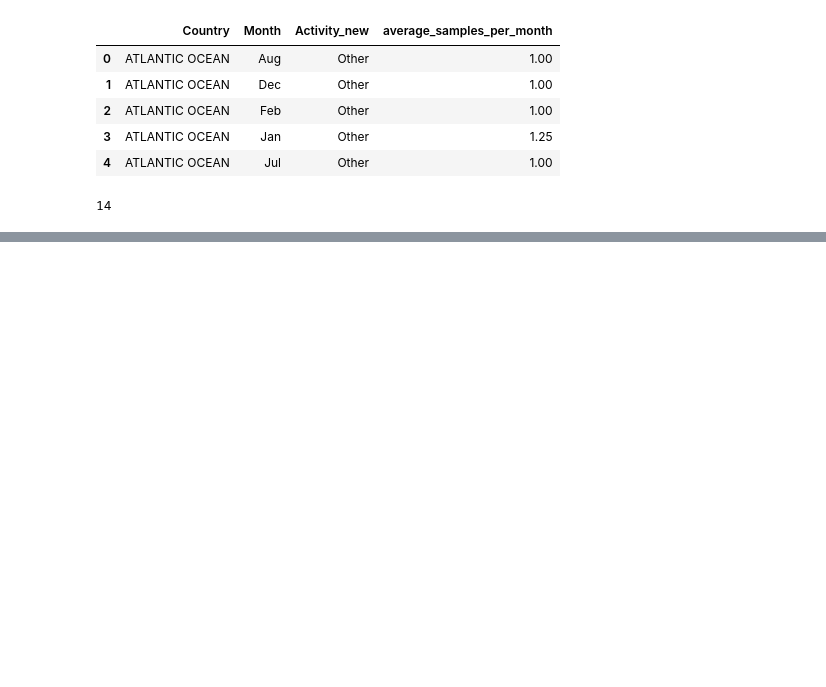
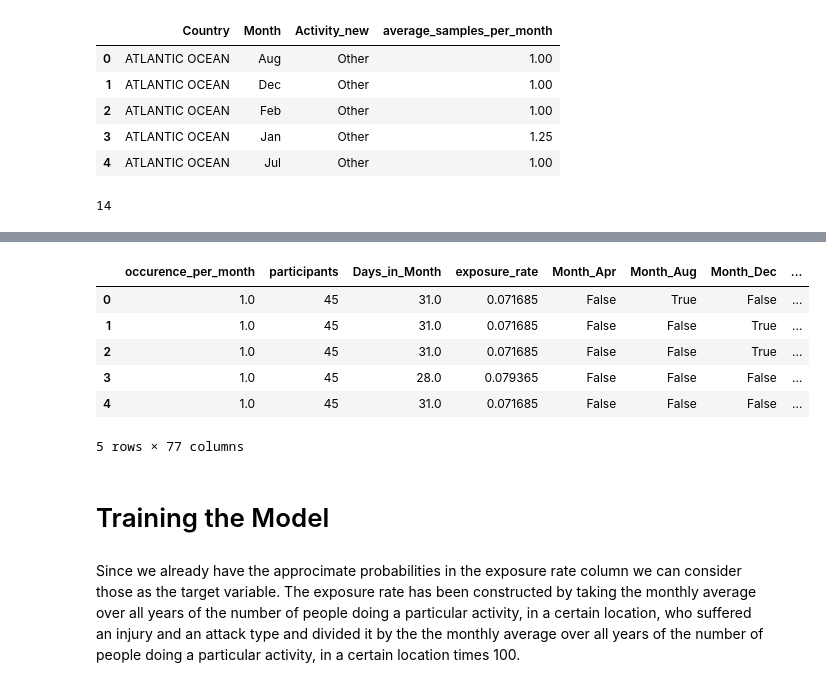
Before and after one commit to raduburtea/shark-attack, a Jupyter notebook: data_prep_and_modeling.ipynb, the cells around one changed output, grey strips where cells are left out. Saved outputs shown, nothing was run; the diff lists cells and outputs as text; code cells hidden in the pictures; blank space fills up the shorter version.

```diff
--- a/data_prep_and_modeling.ipynb
+++ b/data_prep_and_modeling.ipynb
@@ -807,0 +682,2 @@ dataset['Fatal (Y/N)']
+# %%
+dataset_with_exposure_dummies = pd.get_dummies(dataset_with_exposure, columns=['Month'], prefix='Month')
@@ -807,0 +689,10 @@ dataset['Fatal (Y/N)']
+# %%
+dataset_with_exposure_dummies.head()
+# %% [output]
+|  | occurence_per_month | participants | Days_in_Month | exposure_rate | Month_Apr | Month_Aug | Month_Dec | ... |
+| 0 | 1.0 | 45 | 31.0 | 0.071685 | False | True | False | ... |
+| 1 | 1.0 | 45 | 31.0 | 0.071685 | False | False | True | ... |
+| 2 | 1.0 | 45 | 31.0 | 0.071685 | False | False | True | ... |
+| 3 | 1.0 | 45 | 28.0 | 0.079365 | False | False | False | ... |
+| 4 | 1.0 | 45 | 31.0 | 0.071685 | False | False | False | ... |
+5 rows × 77 columns
@@ -807,0 +703,4 @@ dataset['Fatal (Y/N)']
+# %% [markdown]
+# Training the Model
+# %% [markdown]
+Since we already have the approcimate probabilities in the exposure rate column we can consider those as the target variable. The exposure rate has been constructed by taking the monthly average over all years of the number of people doing a particular activity, in a certain location, who suffered an injury and an attack type and divided it by the the monthly average over all years of the number of people doing a particular activity, in a certain location times 100.
```
Also changed, not shown: parts of 71 cells of this notebook.
